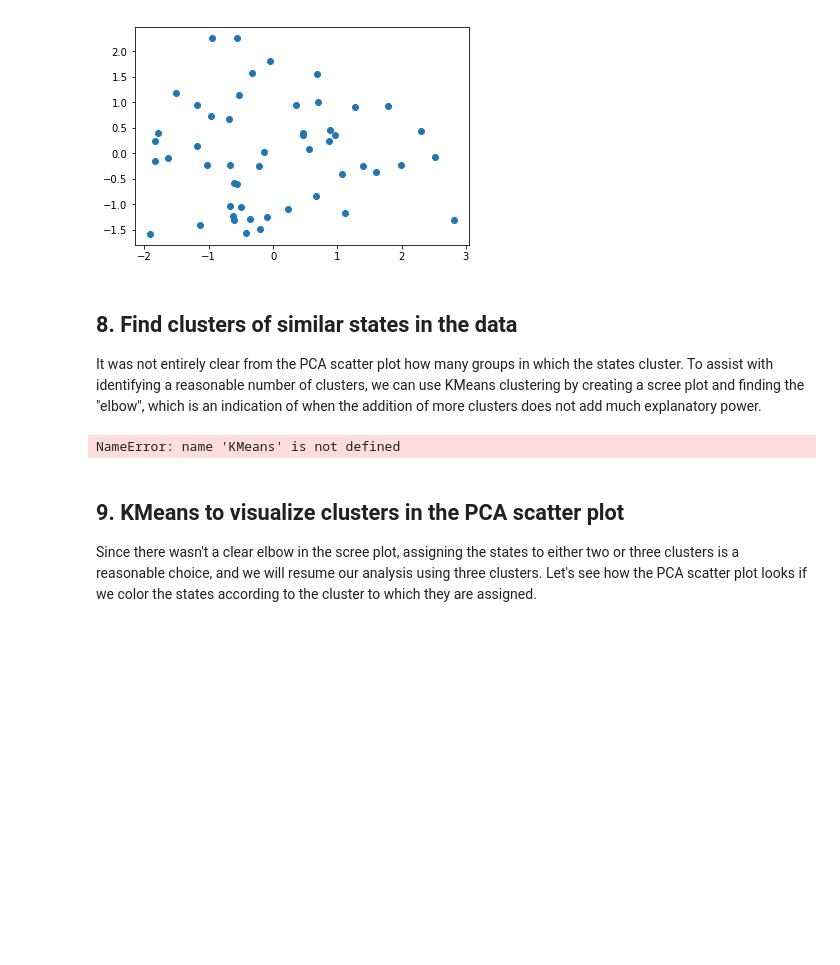
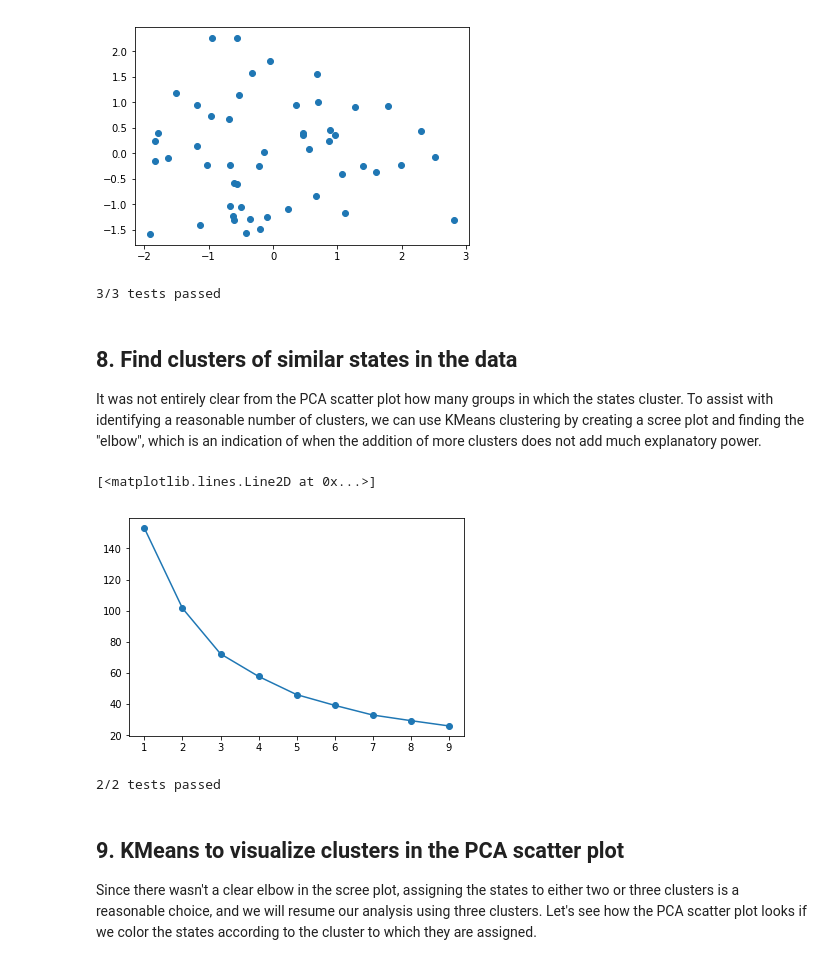
Before and after one commit to anishreddy3/traffic_mortality_analysis, a Jupyter notebook: notebook.ipynb, the cells around one changed output. Saved outputs shown, nothing was run; the diff lists cells and outputs as text; code cells hidden in the pictures; blank space fills up the shorter version.

```diff
--- a/notebook.ipynb
+++ b/notebook.ipynb
@@ -217,28 +357,61 @@ plt.scatter(p_comp1, p_comp2)
 # %% [output]
 <matplotlib.collections.PathCollection at 0x...>
 [figure]
+# %%
+%%nose
+
+def test_pca_trans():
+    assert (p_comps == PCA(n_components=2).fit_transform(features_scaled)).all(), \
+        'The PCA transformation was not performed correctly'
+
+
+def test_pca_comp1():
+    assert (p_comp1 == p_comps[:, 0]).all(), \
+        'The first principal component was not assigned correctly.'
+
+
+def test_pca_comp2():
+    assert (p_comp2 == p_comps[:, 1]).all(), \
+        'The second principal component was not assigned correctly.'
+# %% [output]
+3/3 tests passed
 # %% [markdown]
 ## 8. Find clusters of similar states in the data
 <p>It was not entirely clear from the PCA scatter plot how many groups in which the states cluster. To assist with identifying a reasonable number of clusters, we can use KMeans clustering by creating a scree plot and finding the "elbow", which is an indication of when the addition of more clusters does not add much explanatory power.</p>
 # %%
 # Import KMeans from sklearn
-# ... YOUR CODE FOR TASK 8 ...
+from sklearn.cluster import KMeans
 
 # A loop will be used to plot the explanatory power for up to 10 KMeans clusters
 ks = range(1, 10)
 inertias = []
 for k in ks:
     # Initialize the KMeans object using the current number of clusters (k)
-    km = KMeans(n_clusters=..., random_state=8)
+    km = KMeans(n_clusters=k, random_state=8)
     # Fit the scaled features to the KMeans object
-    km.fit(...)
+    km.fit(features_scaled)
     # Append the inertia for `km` to the list of inertias
-    inertias.append(...)
+    inertias.append(km.inertia_)
 
 # Plot the results in a line plot
-plt.plot(..., ..., marker='o')
+plt.plot(ks, inertias, marker='o')
 # %% [output]
-NameError: name 'KMeans' is not defined
+[<matplotlib.lines.Line2D at 0x...>]
+[figure, added]
+# %%
+%%nose
+
+def test_inertias():
+    test_ins = [153.0, 101.591, 72.293, 57.791, 46.106, 39.213, 32.99, 29.381, 25.985]
+    assert [round(inertia, 3) for inertia in inertias] ==  test_ins, \
+        'The list of inertias was not properly constructed.'
+
+
+def test_km():
+    assert (km.labels_ == KMeans(n_clusters=k, random_state=8).fit(features_scaled).labels_).all(), \
+        'The KMeans labels were not properly assigned.'
+# %% [output]
+2/2 tests passed
 # %% [markdown]
 ## 9. KMeans to visualize clusters in the PCA scatter plot
 <p>Since there wasn't a clear elbow in the scree plot, assigning the states to either two or three clusters is a reasonable choice, and we will resume our analysis using three clusters. Let's see how the PCA scatter plot looks if we color the states according to the cluster to which they are assigned.</p>
```
Also changed, not shown: parts of 11 cells of this notebook.
